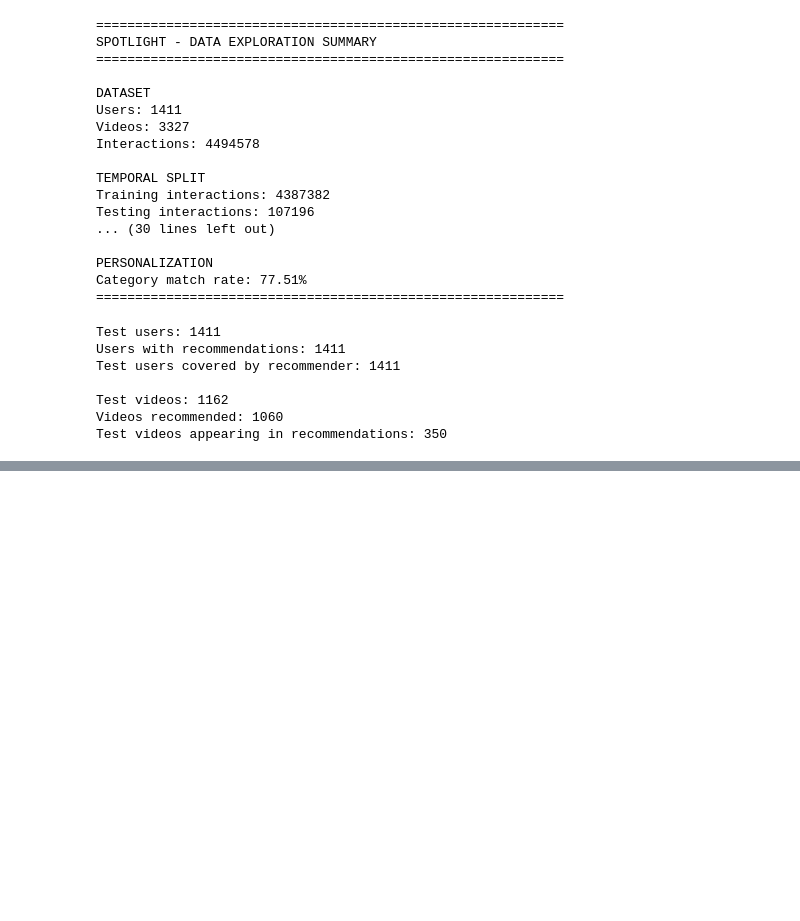
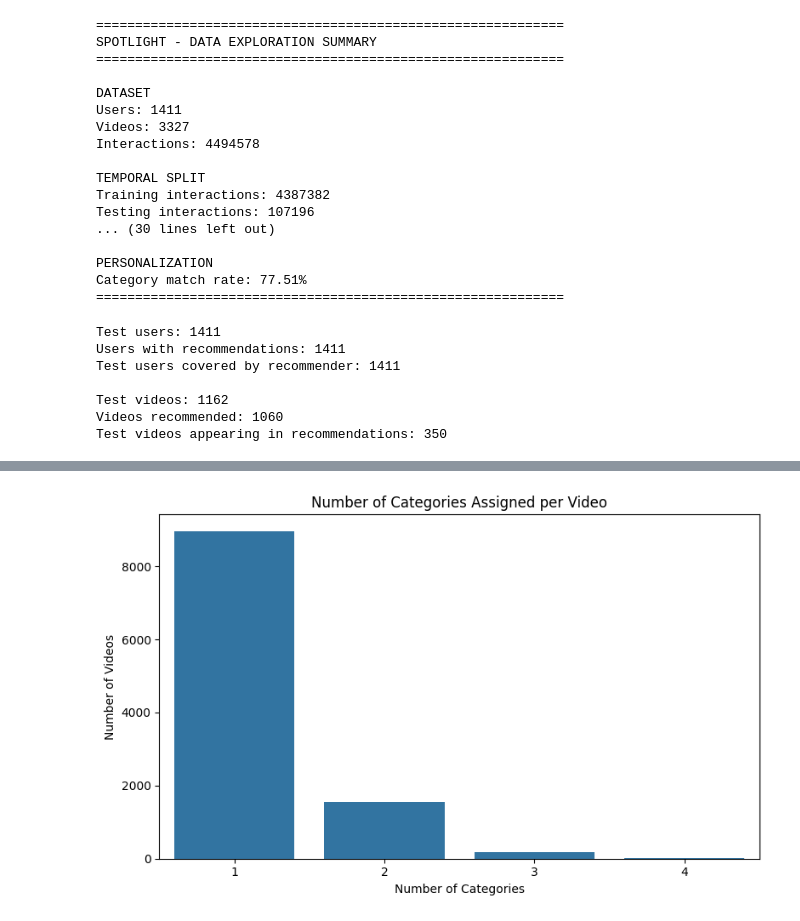
Before and after one commit to ShruteePatil12/Spotlight_project, a Jupyter notebook: notebooks/01_data_exploration.ipynb, the cells around one changed output, grey strips where cells are left out. Drawn from its saved outputs; the diff is of its cells as text; code cells hidden in the pictures; blank space fills up the shorter version.

```diff
--- a/notebooks/01_data_exploration.ipynb
+++ b/notebooks/01_data_exploration.ipynb
@@ -1264,0 +2807,18 @@ Test videos appearing in recommendations: 350
+# %%
+# Calculate number of categories assigned to each video
+
+item_categories["category_count"] = (
+    item_categories["category_ids"].apply(len)
+)
+
+print("Category count distribution per video:")
+display(item_categories["category_count"].value_counts().sort_index())
+
+print("\nSummary statistics:")
+display(item_categories["category_count"].describe())
+
+print("\nVideos with multiple categories:",
+      (item_categories["category_count"] > 1).sum())
+
+print("Videos with only one category:",
+      (item_categories["category_count"] == 1).sum())
@@ -1264,0 +2845,24 @@ Test videos appearing in recommendations: 350
+# %%
+# Visualise number of categories assigned per video
+
+category_count_distribution = (
+    item_categories["category_count"]
+    .value_counts()
+    .sort_index()
+)
+
+plt.figure(figsize=(8, 5))
+
+sns.barplot(
+    x=category_count_distribution.index,
+    y=category_count_distribution.values
+)
+
+plt.title("Number of Categories Assigned per Video")
+plt.xlabel("Number of Categories")
+plt.ylabel("Number of Videos")
+
+plt.tight_layout()
+plt.show()
+# %% [output]
+[figure, added]
```
Also changed, not shown: parts of 61 cells of this notebook.
